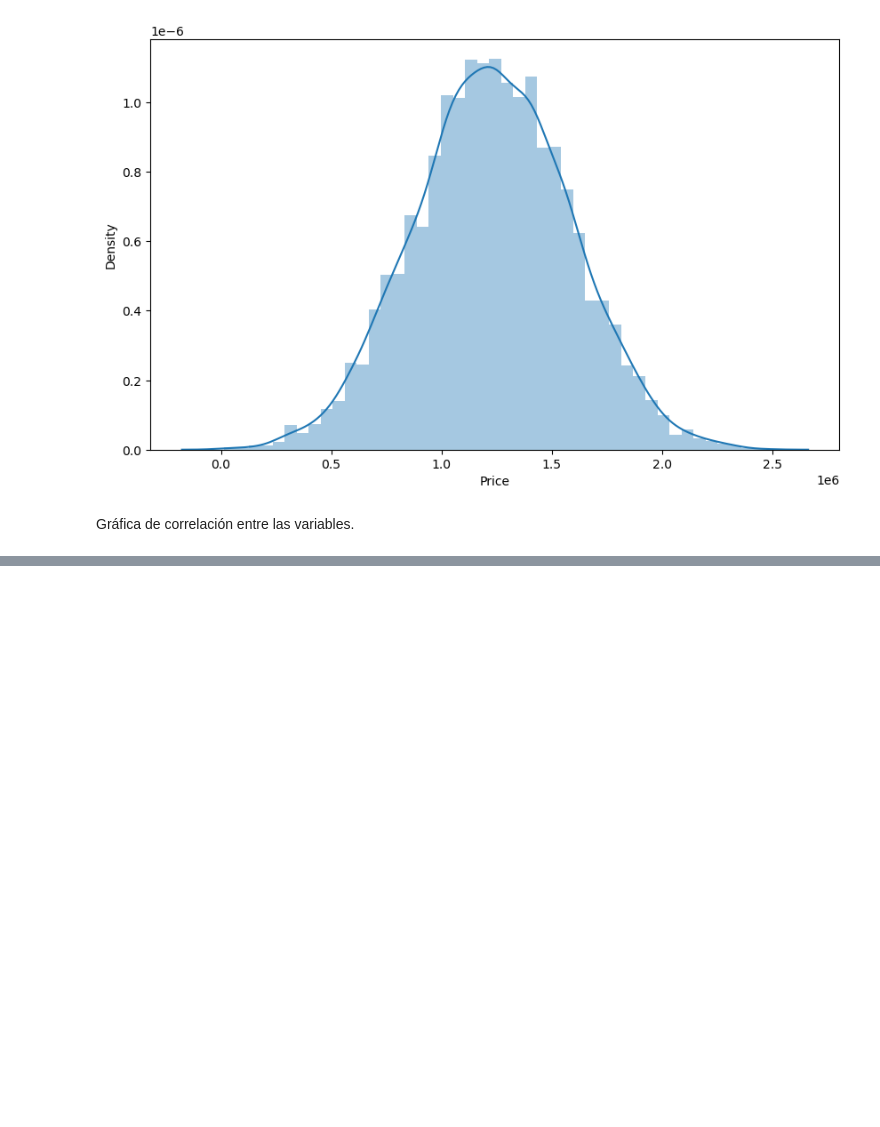
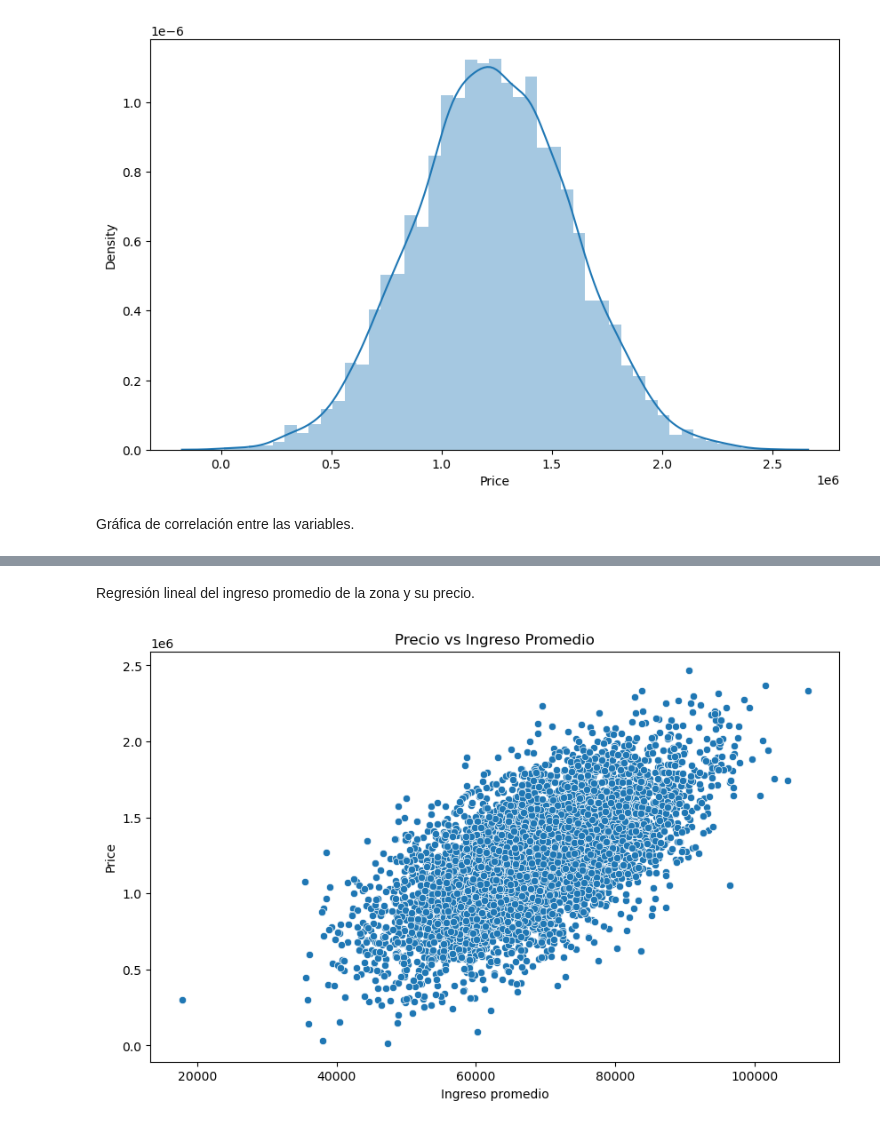
Before and after one commit to Nachosanchezz/USA_Housing, a Jupyter notebook: USA_Housing.ipynb, the cells around one changed output, grey strips where cells are left out. Saved outputs shown, nothing was run; the diff lists cells and outputs as text; code cells hidden in the pictures; blank space fills up the shorter version.

```diff
--- a/USA_Housing.ipynb
+++ b/USA_Housing.ipynb
@@ -52,0 +78,11 @@ plt.show()
+# %% [markdown]
+Regresión lineal del ingreso promedio de la zona y su precio.
+# %%
+plt.figure(figsize=(10, 6))
+sns.scatterplot(x='Avg. Area Income', y='Price', data=df)
+plt.title('Precio vs Ingreso Promedio')
+plt.xlabel('Ingreso promedio')
+plt.ylabel('Price')
+plt.show()
+# %% [output]
+[figure, added]
```
Also changed, not shown: parts of 5 cells of this notebook.
